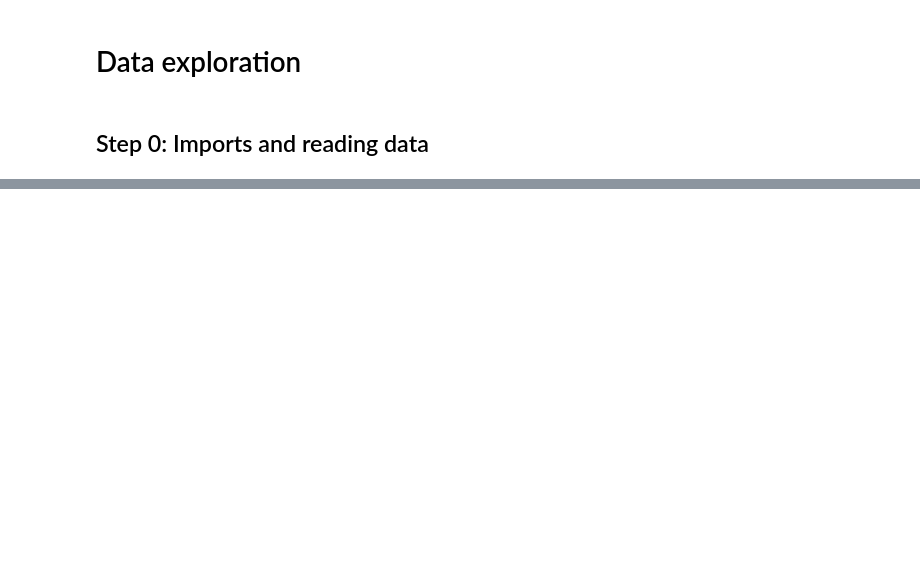
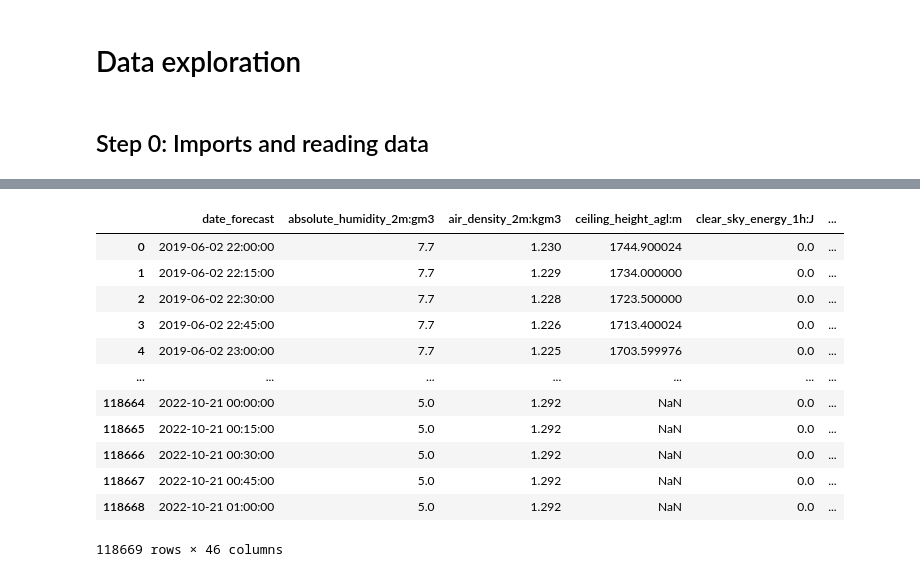
Before and after one commit to SverreNystad/power-predictor, a Jupyter notebook: exploration/data_exploration.ipynb, the cells around one changed output, grey strips where cells are left out. Drawn from its saved outputs; the diff is of its cells as text; code cells hidden in the pictures; blank space fills up the shorter version.

```diff
--- a/exploration/data_exploration.ipynb
+++ b/exploration/data_exploration.ipynb
@@ -8,4 +8,4 @@ import numpy as np
 import matplotlib.pylab as plt
 import seaborn as sns
 plt.style.use('ggplot')
-pd.set_option('max_columns', 200)
+pd.set_option('display.max_columns', 200)
@@ -32,0 +28,4 @@ df.head()
+# %%
+df = X_train_observed_a
+
+df.shape
@@ -32,0 +77,33 @@ df.head()
+# %%
+df[[
+    'date_forecast', 'absolute_humidity_2m:gm3', 'air_density_2m:kgm3',
+       'ceiling_height_agl:m', 'clear_sky_energy_1h:J', 'clear_sky_rad:W',
+       'cloud_base_agl:m', 'dew_or_rime:idx', 'dew_point_2m:K',
+       'diffuse_rad:W', 'diffuse_rad_1h:J', 'direct_rad:W', 'direct_rad_1h:J',
+       'effective_cloud_cover:p', 'elevation:m', 'fresh_snow_12h:cm',
+       'fresh_snow_1h:cm', 'fresh_snow_24h:cm', 'fresh_snow_3h:cm',
+       'fresh_snow_6h:cm', 'is_day:idx', 'is_in_shadow:idx',
+       'msl_pressure:hPa', 'precip_5min:mm', 'precip_type_5min:idx',
+       'pressure_100m:hPa', 'pressure_50m:hPa', 'prob_rime:p',
+       'rain_water:kgm2', 'relative_humidity_1000hPa:p', 'sfc_pressure:hPa',
+       'snow_density:kgm3', 'snow_depth:cm', 'snow_drift:idx',
+       'snow_melt_10min:mm', 'snow_water:kgm2', 'sun_azimuth:d',
+       'sun_elevation:d', 'super_cooled_liquid_water:kgm2', 't_1000hPa:K',
+       'total_cloud_cover:p', 'visibility:m', 'wind_speed_10m:ms',
+       'wind_speed_u_10m:ms', 'wind_speed_v_10m:ms',
+       'wind_speed_w_1000hPa:ms'
+]]
+# %% [output]
+|  | date_forecast | absolute_humidity_2m:gm3 | air_density_2m:kgm3 | ceiling_height_agl:m | clear_sky_energy_1h:J | ... |
+| 0 | 2019-06-02 22:00:00 | 7.7 | 1.230 | 1744.900024 | 0.0 | ... |
+| 1 | 2019-06-02 22:15:00 | 7.7 | 1.229 | 1734.000000 | 0.0 | ... |
+| 2 | 2019-06-02 22:30:00 | 7.7 | 1.228 | 1723.500000 | 0.0 | ... |
+| 3 | 2019-06-02 22:45:00 | 7.7 | 1.226 | 1713.400024 | 0.0 | ... |
+| 4 | 2019-06-02 23:00:00 | 7.7 | 1.225 | 1703.599976 | 0.0 | ... |
+| ... | ... | ... | ... | ... | ... | ... |
+| 118664 | 2022-10-21 00:00:00 | 5.0 | 1.292 | NaN | 0.0 | ... |
+| 118665 | 2022-10-21 00:15:00 | 5.0 | 1.292 | NaN | 0.0 | ... |
+| 118666 | 2022-10-21 00:30:00 | 5.0 | 1.292 | NaN | 0.0 | ... |
+| 118667 | 2022-10-21 00:45:00 | 5.0 | 1.292 | NaN | 0.0 | ... |
+| 118668 | 2022-10-21 01:00:00 | 5.0 | 1.292 | NaN | 0.0 | ... |
+118669 rows × 46 columns
```
Also changed, not shown: parts of 11 cells of this notebook.
